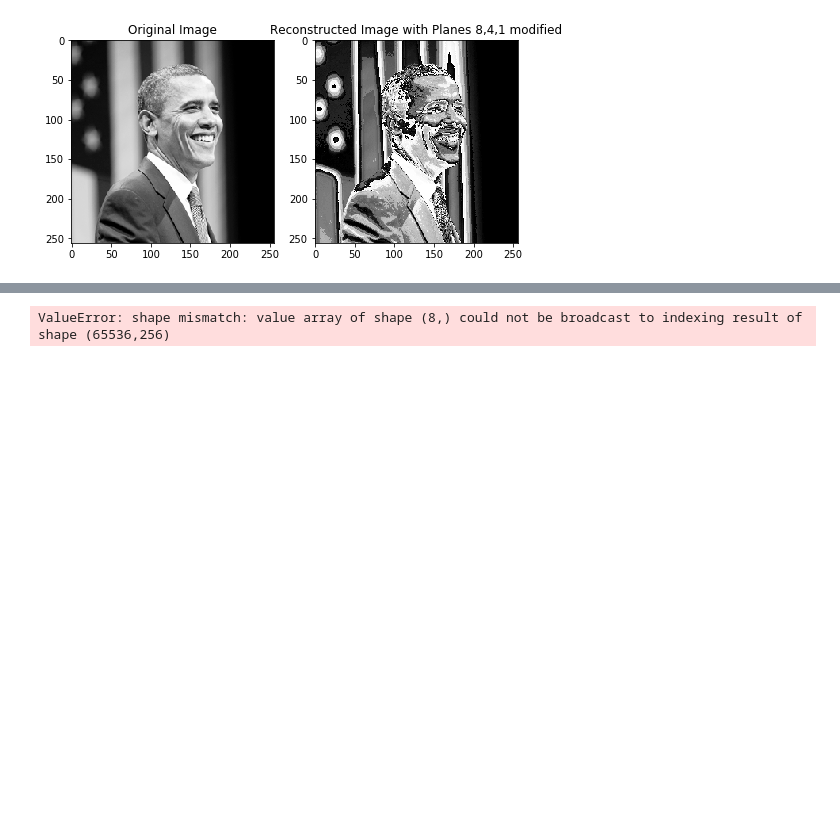
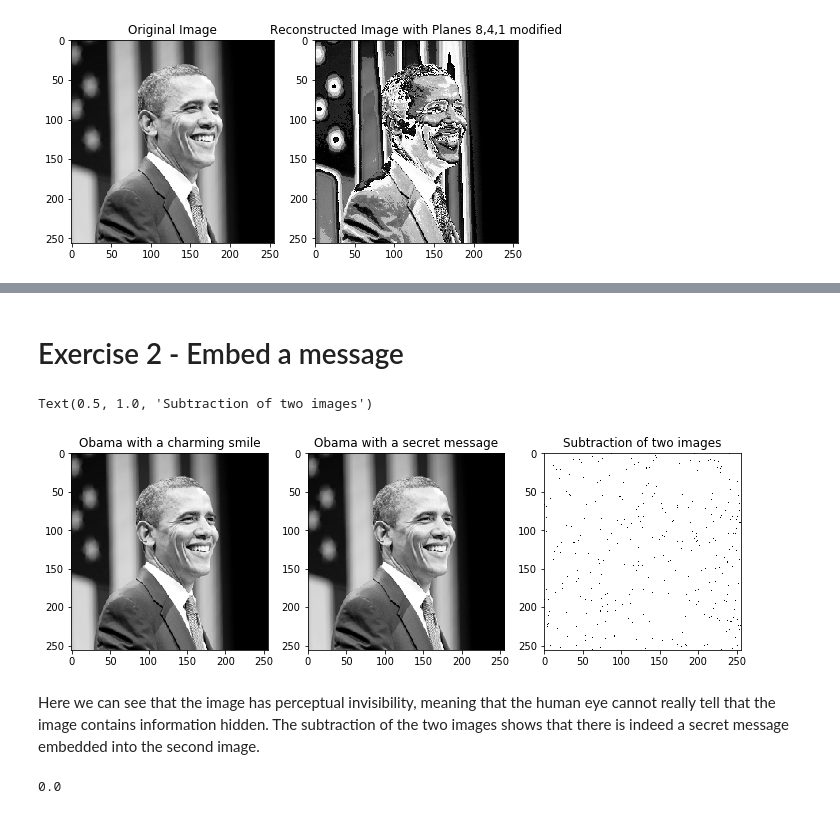
Before and after one commit to kensekense/unige-spring-2020, a Jupyter notebook: selected_topics/stego/tp1/tp1_kense.ipynb, the cells around one changed output, grey strips where cells are left out. Drawn from its saved outputs; the diff is of its cells as text; code cells hidden in the pictures; blank space fills up the shorter version.

```diff
--- a/selected_topics/stego/tp1/tp1_kense.ipynb
+++ b/selected_topics/stego/tp1/tp1_kense.ipynb
@@ -131,8 +139,10 @@ Thanks Obama
+# %% [markdown]
+# Exercise 2 - Embed a message
 # %%
 #embed message into the LSB plane
 
 #separate the bit planes
-planes = np.zeros((rows, col, 8))
+planes = np.zeros((8, rows, col))
 
 for i in range(0, rows):
     for j in range(0, col):
@@ -140,10 +150,10 @@ for i in range(0, rows):
 
         k=0
         for b in range(len(binaryPixel)-1,-1,-1):
-            planes[i,j,8-k-1] = int(binaryPixel[b],2) #changes to int, but same as double
+            planes[8-k-1,i,j] = int(binaryPixel[b],2) #changes to int, but same as double
             k = k+1
 
-LSBplane = np.copy(planes[:,:,7]) #should be the least sigbit plane in python
+LSBplane = np.copy(planes[7,:,:]) #should be the least sigbit plane in python
 # %%
 #create the message
 txt = np.matlib.repmat(b'Help me ', 1,100)
@@ -151,10 +161,46 @@ int_txt = np.frombuffer(txt, dtype=np.uint8)
 bin_txt = np.unpackbits(int_txt)
 bin_txt = np.reshape(bin_txt, (800,8))
 L = len(bin_txt)
-
-#select L random positions (i,j) inside the plane
-embed_pos = np.random.permutation(LSBplane.shape[0]*LSBplane.shape[1])
-
-#embed
-# %% [output]
-ValueError: shape mismatch: value array of shape (8,) could not be broadcast to indexing result of shape (65536,256)
+# %%
+#generate L random positions i,j
+glowup = LSBplane.shape
+embed_pos = np.random.permutation(glowup[0]*glowup[1])
+# %%
+#select L random positions (i,j) inside the plane
+LSBplane = LSBplane.flatten()
+
+for i in range(0, L):
+    LSBplane[embed_pos[i]] = np.packbits(bin_txt[i,:])[0]
+LSBplane = np.reshape(LSBplane, glowup)
+
+#re-insert the plane
+planes[7,:,:] = np.copy(LSBplane)
+
+#reconstruct
+img_recon_mod = np.zeros((rows,col))
+
+for i in range(0, rows):
+    for j in range(0, col):
+
+        #select all bits of current pixel
+        binaryPixel = planes[:,i,j]
+
+        #order from LSB to MSB, but in python the endian is different so we don't flip
+        #binaryPixel = np.flip(binaryPixel)
+        binaryPixel = binaryPixel.astype(int)
+
+        #convert the array to decimal
+        img_recon_mod[i,j] = np.packbits(binaryPixel)
+# %%
+f, ax = plt.subplots(1,3, figsize=(12,12))
+ax[0].imshow(img, cmap="Greys_r")
+ax[1].imshow(img_recon_mod, cmap="Greys_r")
+ax[0].set_title("Obama with a charming smile")
+ax[1].set_title("Obama with a secret message")
+ax[2].imshow(img-img_recon_mod, cmap="Greys_r")
+ax[2].set_title("Subtraction of two images")
+# %% [output]
+Text(0.5, 1.0, 'Subtraction of two images')
+[figure, added]
+# %% [markdown]
+Here we can see that the image has perceptual invisibility, meaning that the human eye cannot really tell that the image contains information hidden. The subtraction of the two images shows that there is indeed a secret message embedded into the second image.
@@ -160,0 +227,6 @@ ValueError: shape mismatch: value array of shape (8,) could not be broadcast to
+# %%
+#errors
+calcd_err = recovered_msg - np.packbits(bin_txt)
+np.sum(calcd_err)
+# %% [output]
+0.0
```
Also changed, not shown: parts of 45 cells of this notebook, 3 other files.
